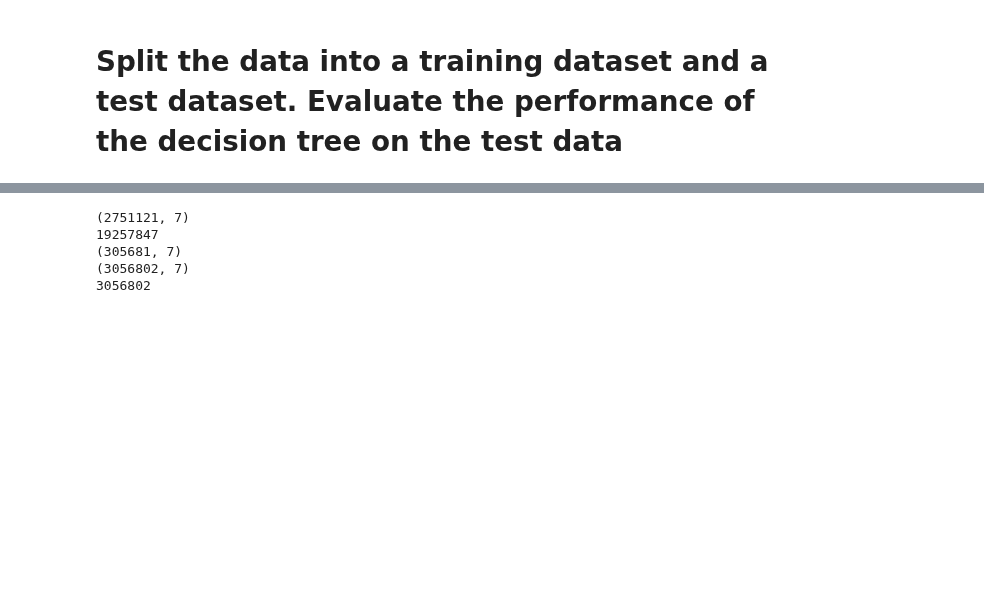
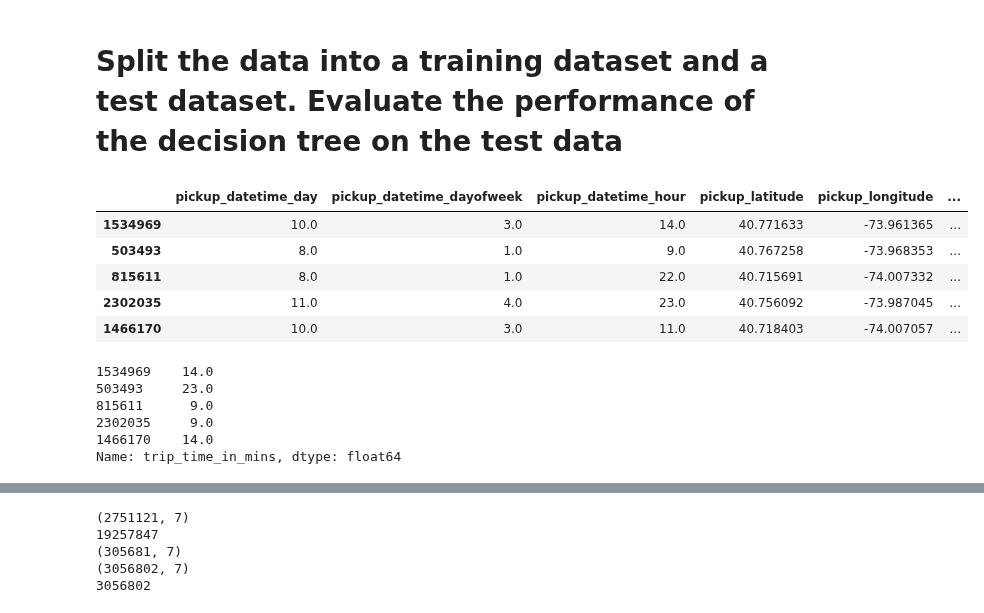
Before and after one commit to nikhase/nyc-taxi, a Jupyter notebook: weeklyAnalysis.ipynb, the cells around one changed output, grey strips where cells are left out. Drawn from its saved outputs; the diff is of its cells as text; code cells hidden in the pictures; blank space fills up the shorter version.

```diff
--- a/weeklyAnalysis.ipynb
+++ b/weeklyAnalysis.ipynb
@@ -818,3 +835,21 @@ from sklearn import cross_validation as cv
 y = taxitime_regression_df["trip_time_in_mins"]
 X = taxitime_regression_df.ix[:,0:7]
 X_train, X_test, y_train, y_test = cv.train_test_split(X, y,test_size=0.1,random_state=0)
+# %%
+X_test.head()
+# %% [output]
+|  | pickup_datetime_day | pickup_datetime_dayofweek | pickup_datetime_hour | pickup_latitude | pickup_longitude | ... |
+| 1534969 | 10.0 | 3.0 | 14.0 | 40.771633 | -73.961365 | ... |
+| 503493 | 8.0 | 1.0 | 9.0 | 40.767258 | -73.968353 | ... |
+| 815611 | 8.0 | 1.0 | 22.0 | 40.715691 | -74.007332 | ... |
+| 2302035 | 11.0 | 4.0 | 23.0 | 40.756092 | -73.987045 | ... |
+| 1466170 | 10.0 | 3.0 | 11.0 | 40.718403 | -74.007057 | ... |
+# %%
+y_test.head()
+# %% [output]
+1534969    14.0
+503493     23.0
+815611      9.0
+2302035     9.0
+1466170    14.0
+Name: trip_time_in_mins, dtype: float64
```
Also changed, not shown: parts of 29 cells of this notebook, 1 other file.
